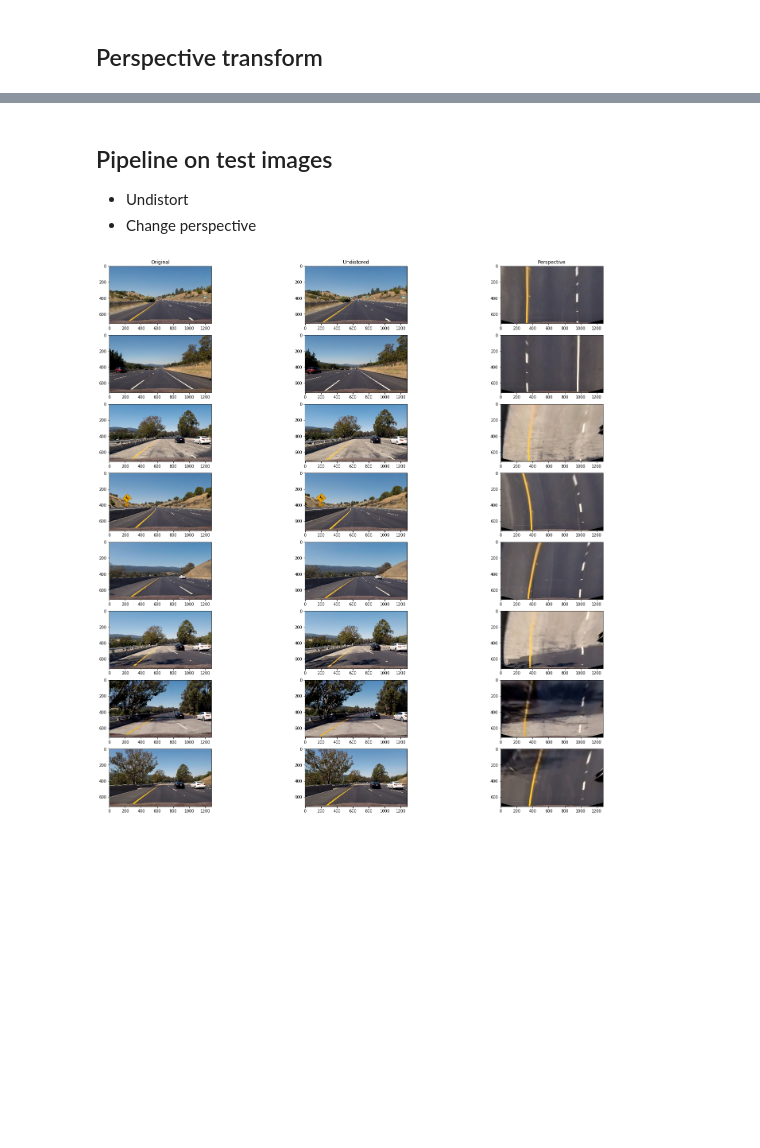
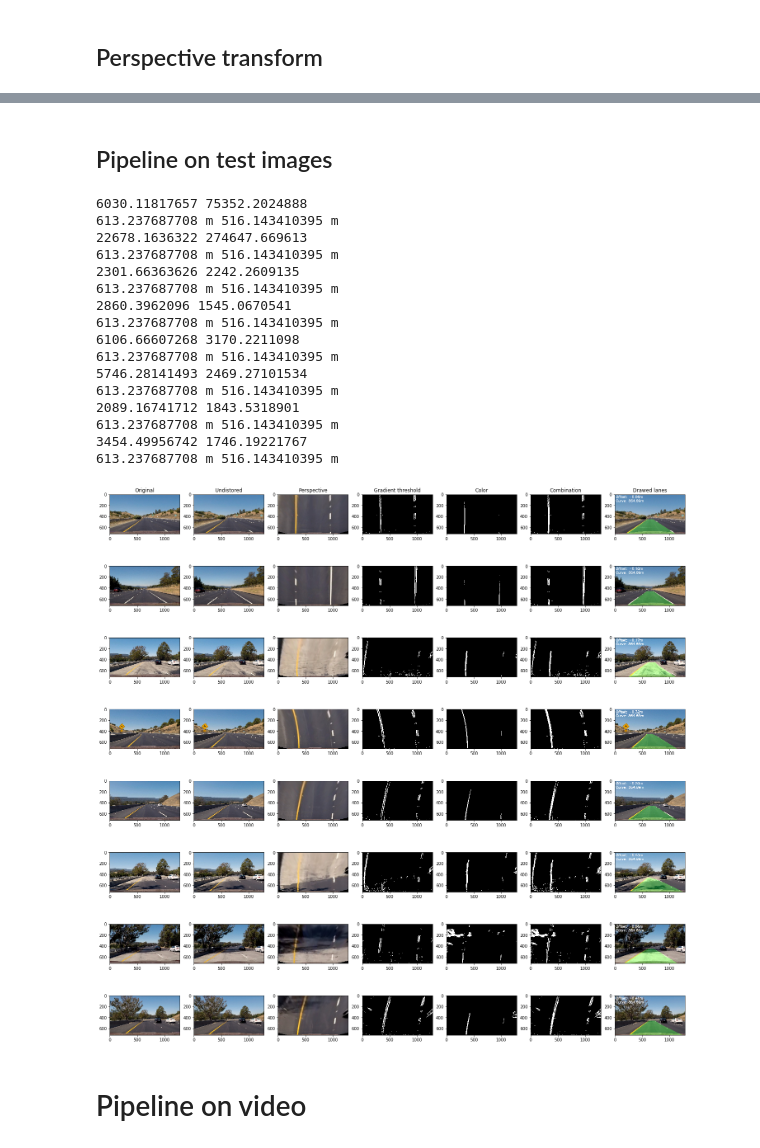
Before and after one commit to johnciocoiu/udacity-nd-self-driving-car-project-4, a Jupyter notebook: advanced-lane-lines.ipynb, the cells around one changed output, grey strips where cells are left out. Drawn from its saved outputs; the diff is of its cells as text; code cells hidden in the pictures; blank space fills up the shorter version.

Commit message:
Add whole pipeline, without Line class and sanity check

```diff
--- a/advanced-lane-lines.ipynb
+++ b/advanced-lane-lines.ipynb
@@ -100,0 +163,8 @@ def change_perspective(img):
+# %%
+# Define a function that thresholds the S-channel of HLS
+def hls_select(img, thresh=(0, 255)):
+    hls = cv2.cvtColor(img, cv2.COLOR_RGB2HLS)
+    s_channel = hls[:,:,2]
+    binary_output = np.zeros_like(s_channel)
+    binary_output[(s_channel > thresh[0]) & (s_channel <= thresh[1])] = 1
+    return binary_output
@@ -100,0 +173,5 @@ def change_perspective(img):
+# %%
+def combine_binary(sxbinary, s_binary):
+    combined_binary = np.zeros_like(sxbinary)
+    combined_binary[(s_binary == 1) | (sxbinary == 1)] = 1
+    return combined_binary
@@ -100,0 +393,7 @@ def change_perspective(img):
+# %%
+
+test_image = mpimg.imread('test_images/straight_lines1.jpg')
+
+x1, x2, x3, x4, x5, ploty, left_fitx, right_fitx, drawed_field, offset, result = process_image(test_image)
+
+plt.imshow(result)
@@ -101,25 +444,50 @@ def change_perspective(img):
 # %% [markdown]
 ## Pipeline on test images
-
-- Undistort
-- Change perspective
 # %%
 test_images = glob.glob('test_images/*.jpg')
 
-f, axarr = plt.subplots(len(test_images), 3, figsize=(25,25))
+f, axarr = plt.subplots(len(test_images), 7, figsize=(25,25))
 
 for i, test_fname in enumerate(test_images):
     test_image = mpimg.imread(test_fname)
-    test_undist_image = undistort(test_image)
-    test_perspective_image = change_perspective(test_undist_image)
+
+    undist_image, perspective_image, sobel_bin, hls_binary, grad_color_bin, ploty, left_fitx, right_fitx, drawed_field, offset, result = process_image(test_image)
 
     if i == 0:
         axarr[i,0].set_title('Original')
         axarr[i,1].set_title('Undistored')
         axarr[i,2].set_title('Perspective')
+        axarr[i,3].set_title('Gradient threshold')
+        axarr[i,4].set_title('Color')
+        axarr[i,5].set_title('Combination')
+        axarr[i,6].set_title('Drawed lanes')
 
     axarr[i,0].imshow(test_image)
-    axarr[i,1].imshow(test_undist_image)
-    axarr[i,2].imshow(test_perspective_image)
+    axarr[i,1].imshow(undist_image)
+    axarr[i,2].imshow(perspective_image)
+    axarr[i,3].imshow(sobel_bin, cmap='gray')
+    axarr[i,4].imshow(hls_binary, cmap='gray')
+    axarr[i,5].imshow(grad_color_bin, cmap='gray')
+    axarr[i,6].imshow(result)
+
+    mpimg.imsave('output_images/'+test_fname.split('/')[1], result)
 # %% [output]
+6030.11817657 75352.2024888
+613.237687708 m 516.143410395 m
+22678.1636322 274647.669613
+613.237687708 m 516.143410395 m
+2301.66363626 2242.2609135
+613.237687708 m 516.143410395 m
+2860.3962096 1545.0670541
+613.237687708 m 516.143410395 m
+6106.66607268 3170.2211098
+613.237687708 m 516.143410395 m
+5746.28141493 2469.27101534
+613.237687708 m 516.143410395 m
+2089.16741712 1843.5318901
+613.237687708 m 516.143410395 m
+3454.49956742 1746.19221767
+613.237687708 m 516.143410395 m
-[figure, old version]
+[figure, new version]
+# %% [markdown]
+# Pipeline on video
```
Also changed, not shown: parts of 22 cells of this notebook, 9 other files.
